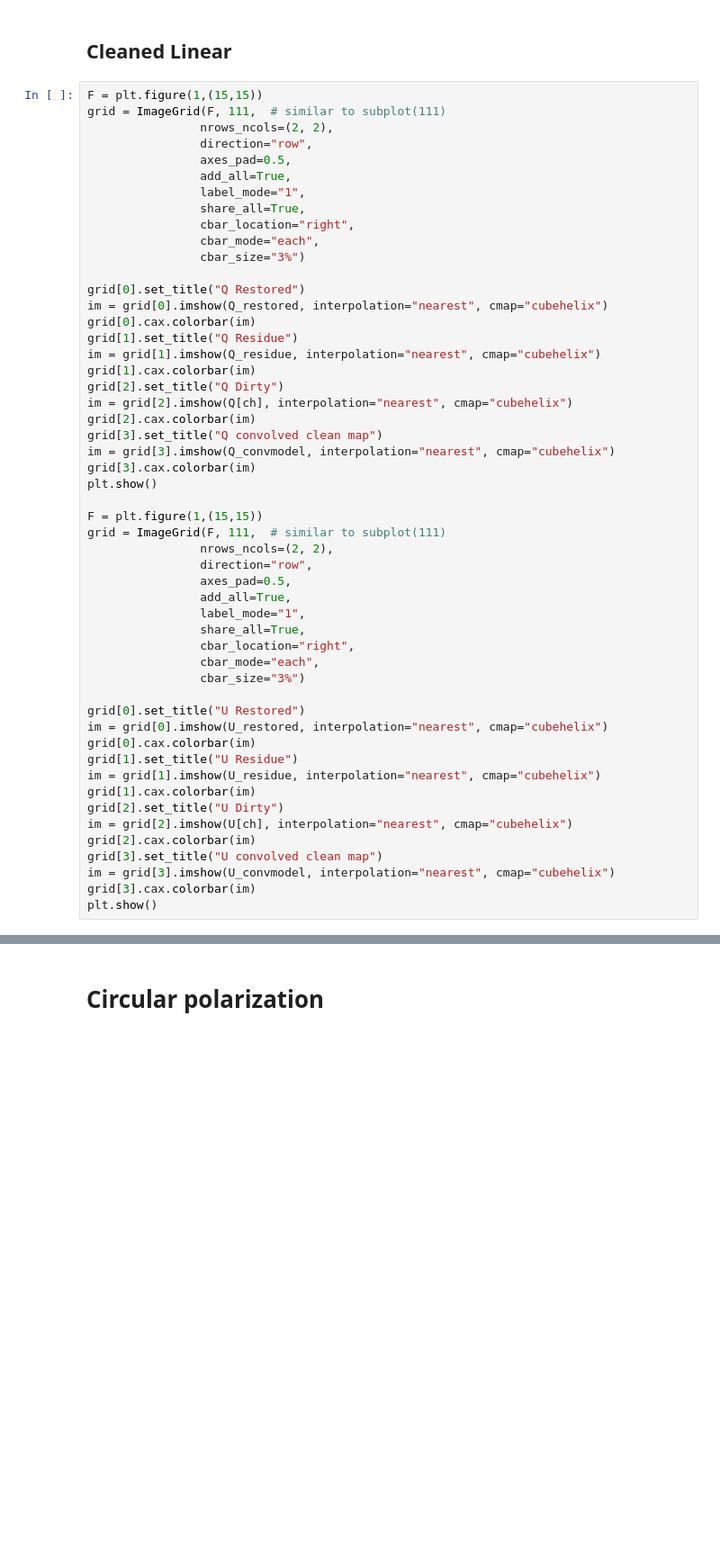
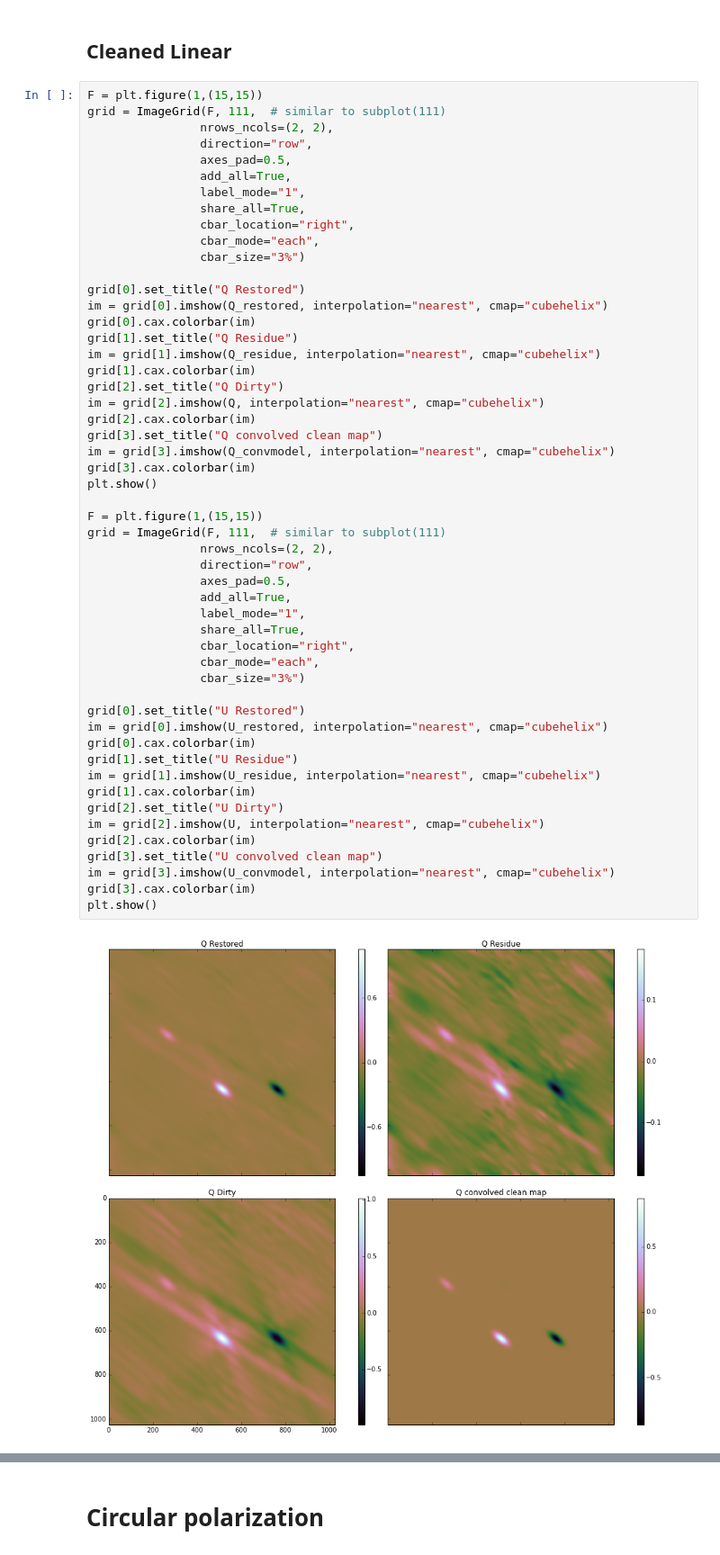
Before and after one commit to bennahugo/algorithm_notebooks, a Jupyter notebook: Polarization Clean in a bottle.ipynb, the cells around one changed output, grey strips where cells are left out. Shown at 90% size. Cells and saved outputs as stored; diff of their text form; blank space fills up the shorter version.

```diff
--- a/Polarization Clean in a bottle.ipynb
+++ b/Polarization Clean in a bottle.ipynb
@@ -742,35 +524,37 @@ grid[1].set_title("Q Residue")
 im = grid[1].imshow(Q_residue, interpolation="nearest", cmap="cubehelix")
 grid[1].cax.colorbar(im)
 grid[2].set_title("Q Dirty")
-im = grid[2].imshow(Q[ch], interpolation="nearest", cmap="cubehelix")
+im = grid[2].imshow(Q, interpolation="nearest", cmap="cubehelix")
 grid[2].cax.colorbar(im)
 grid[3].set_title("Q convolved clean map")
 im = grid[3].imshow(Q_convmodel, interpolation="nearest", cmap="cubehelix")
 grid[3].cax.colorbar(im)
 plt.show()
 
 F = plt.figure(1,(15,15))
 grid = ImageGrid(F, 111,  # similar to subplot(111)
                 nrows_ncols=(2, 2),
                 direction="row",
                 axes_pad=0.5,
                 add_all=True,
                 label_mode="1",
                 share_all=True,
                 cbar_location="right",
                 cbar_mode="each",
                 cbar_size="3%")
 
 grid[0].set_title("U Restored")
 im = grid[0].imshow(U_restored, interpolation="nearest", cmap="cubehelix")
 grid[0].cax.colorbar(im)
 grid[1].set_title("U Residue")
 im = grid[1].imshow(U_residue, interpolation="nearest", cmap="cubehelix")
 grid[1].cax.colorbar(im)
 grid[2].set_title("U Dirty")
-im = grid[2].imshow(U[ch], interpolation="nearest", cmap="cubehelix")
+im = grid[2].imshow(U, interpolation="nearest", cmap="cubehelix")
 grid[2].cax.colorbar(im)
 grid[3].set_title("U convolved clean map")
 im = grid[3].imshow(U_convmodel, interpolation="nearest", cmap="cubehelix")
 grid[3].cax.colorbar(im)
 plt.show()
+# %% [output]
+[figure, added]
```
Also changed, not shown: parts of 49 cells of this notebook.
